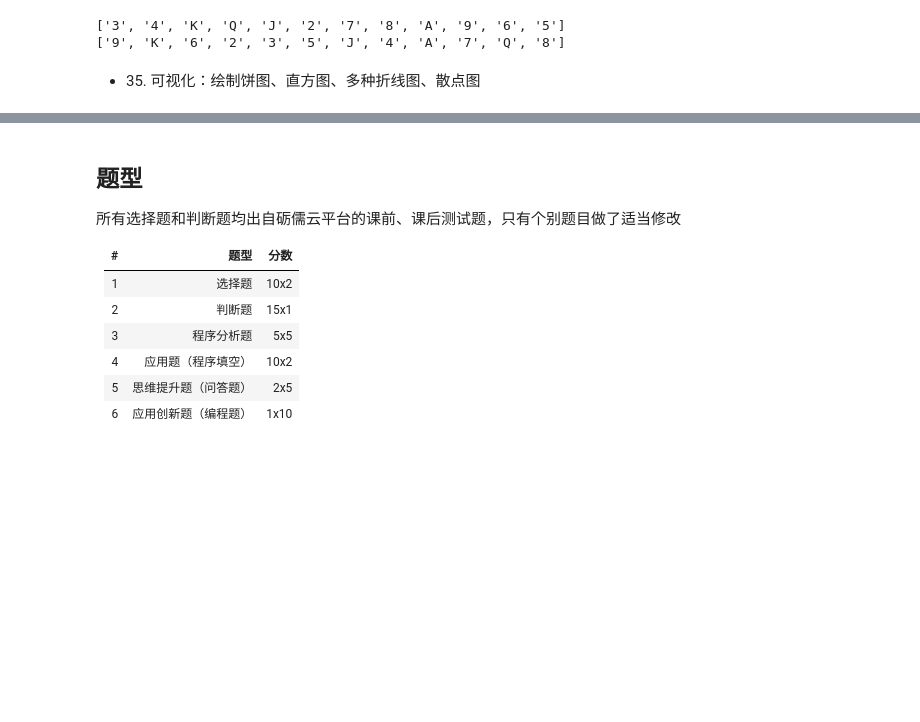
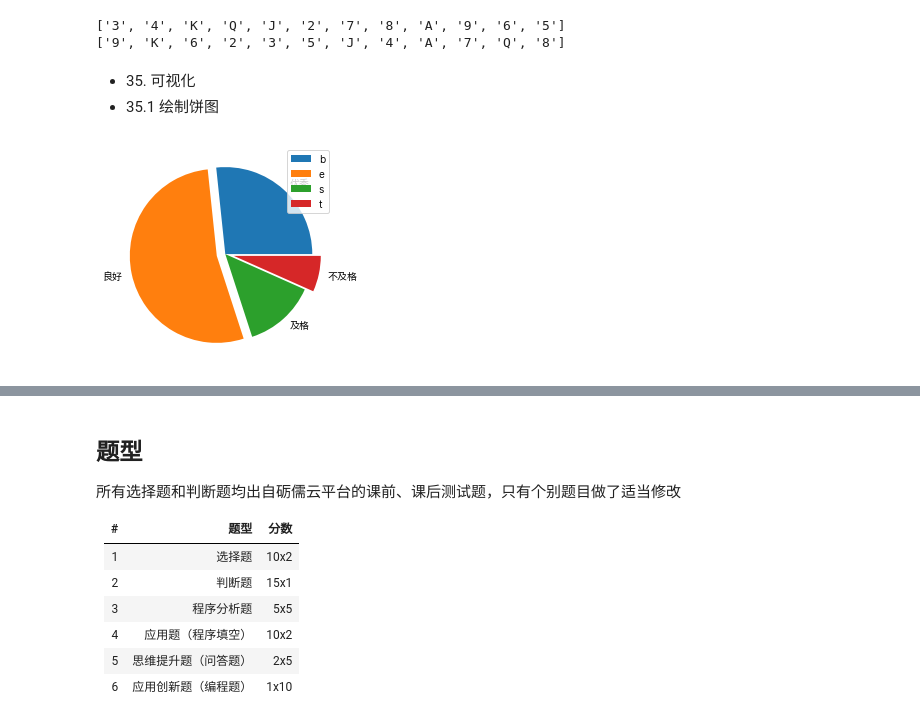
Before and after one commit to limingjie/jupyter-notebook, a Jupyter notebook: WanTing/python.ipynb, the cells around one changed output, grey strips where cells are left out. Cells and saved outputs as stored; diff of their text form; code cells hidden in the pictures; blank space fills up the shorter version.

```diff
--- a/WanTing/python.ipynb
+++ b/WanTing/python.ipynb
@@ -863,4 +897,5 @@ print(cards)
 ['3', '4', 'K', 'Q', 'J', '2', '7', '8', 'A', '9', '6', '5']
 ['9', 'K', '6', '2', '3', '5', 'J', '4', 'A', '7', 'Q', '8']
 # %% [markdown]
-- 35\. 可视化：绘制饼图、直方图、多种折线图、散点图
+- 35\. 可视化
+- 35.1 绘制饼图
@@ -868,0 +902,16 @@ print(cards)
+# %%
+import matplotlib.pyplot as plt
+
+plt.rcParams['font.sans-serif'] = ['Sarasa UI SC']
+plt.rcParams['axes.unicode_minus'] = False
+gradeCount = [20, 40, 10, 5]  # 分别代表优秀、良好、及格、不及格人数
+colors = ['red', 'green', 'yellow', 'blue']  # 四种不同的颜色
+explode = [0, 0.1, 0, 0.1]
+labels = ['优秀', '良好', '及格', '不及格']
+
+plt.pie(gradeCount, explode = explode, labels = labels)
+plt.legend('best')
+
+plt.show()
+# %% [output]
+[figure, added]
```
Also changed, not shown: parts of 29 cells of this notebook, 13 other files.
